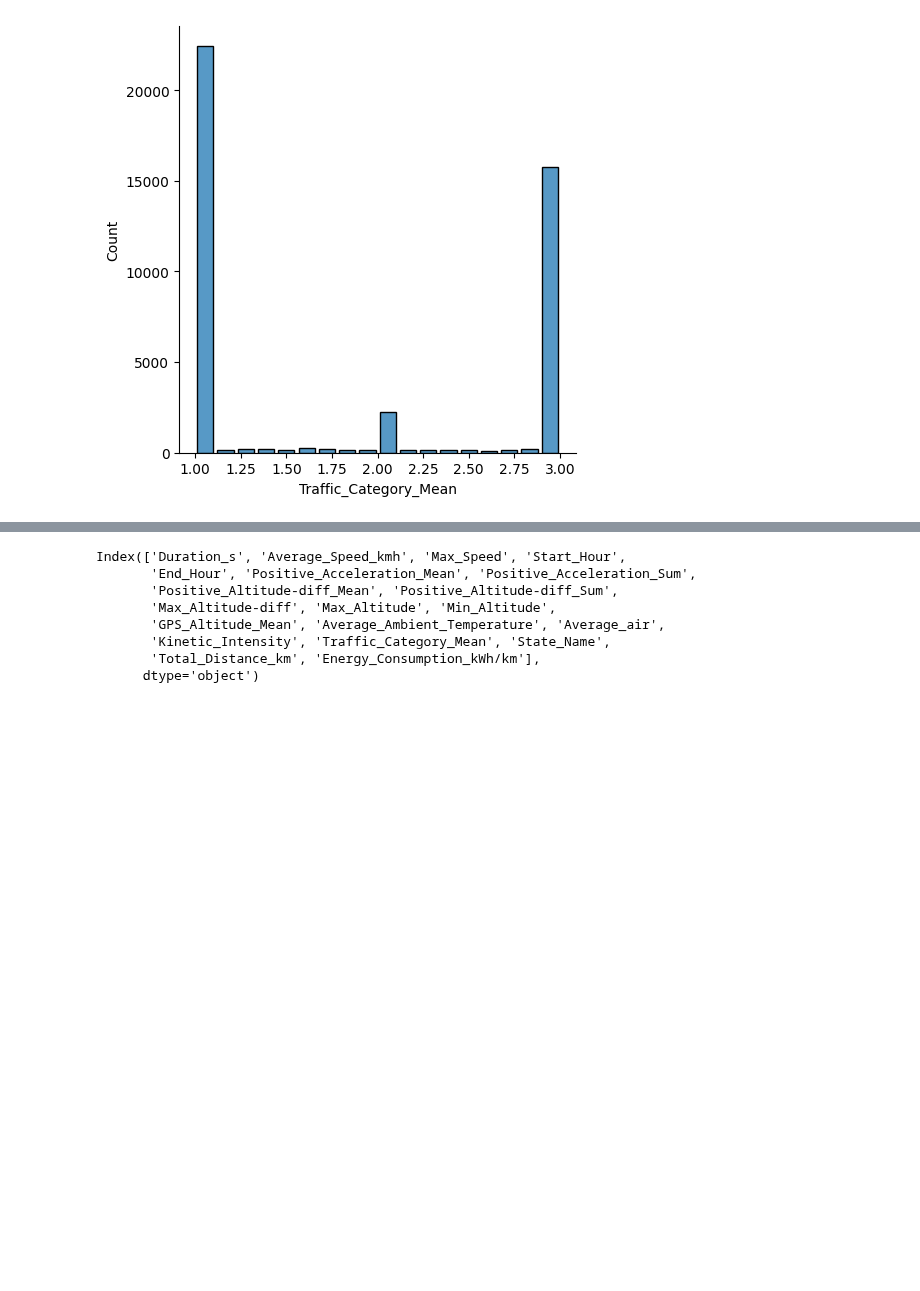
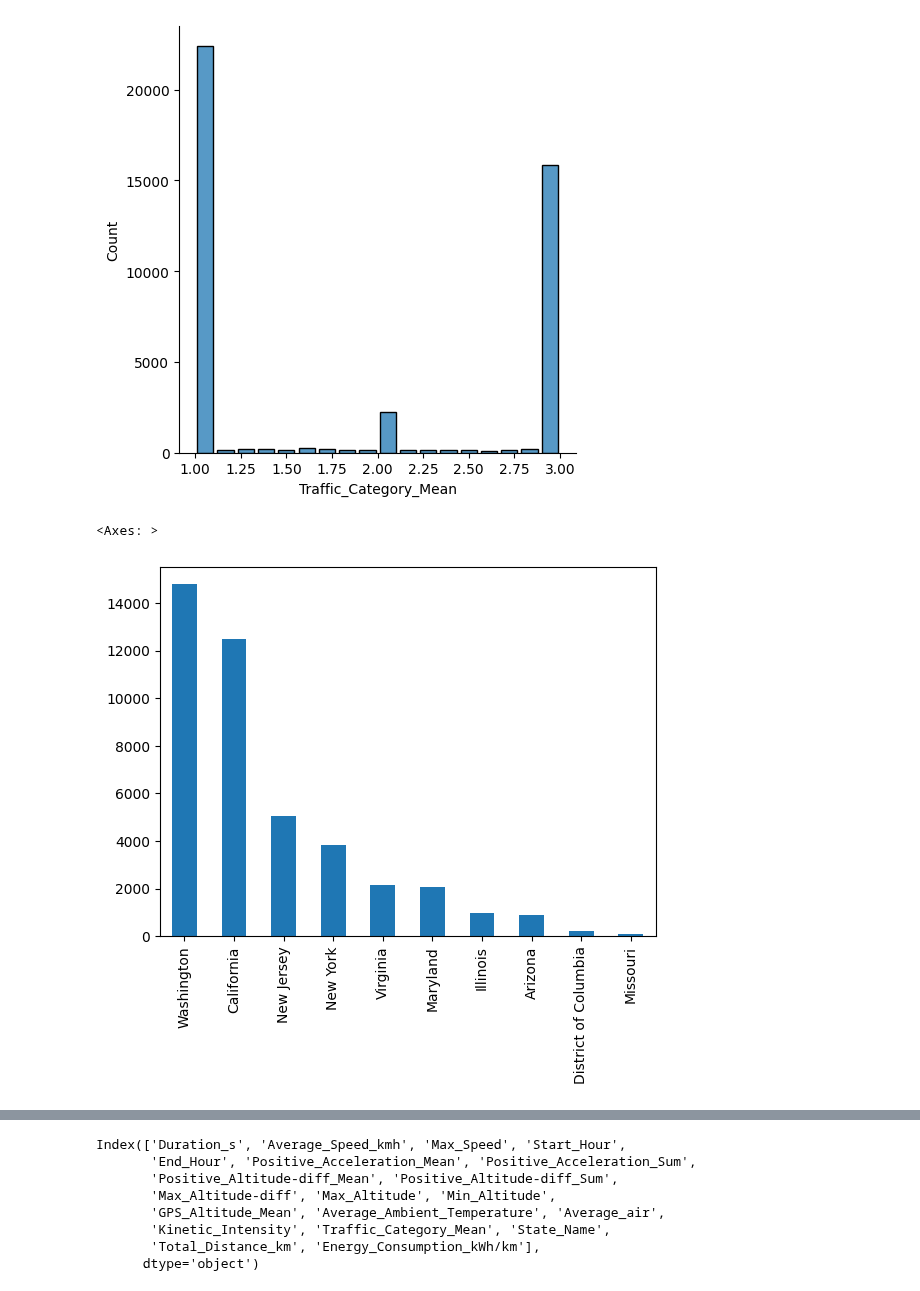
Before and after one commit to ydelipinar/Data_Based_Vehicle_Energy_Consumption_Modeling, a Jupyter notebook: ENS492-Machine Learning.ipynb, the cells around one changed output, grey strips where cells are left out. Saved outputs shown, nothing was run; the diff lists cells and outputs as text; code cells hidden in the pictures; blank space fills up the shorter version.

```diff
--- a/ENS492-Machine Learning.ipynb
+++ b/ENS492-Machine Learning.ipynb
@@ -175,3 +169,8 @@ sns.displot(df_train, x="Traffic_Category_Mean", shrink=.8)
 # %% [output]
 <seaborn.axisgrid.FacetGrid at 0x...>
 [figure]
+# %%
+df_train['State_Name'].value_counts().head(10).plot.bar()
+# %% [output]
+<Axes: >
+[figure, added]
```
Also changed, not shown: parts of 16 cells of this notebook, 1 other file.
